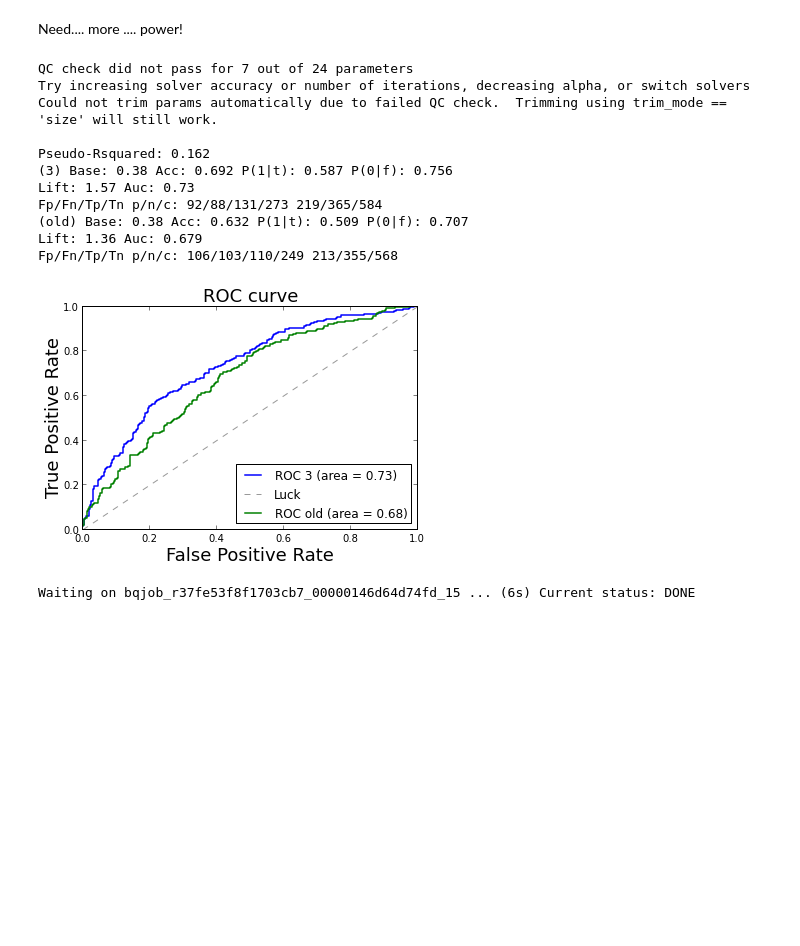
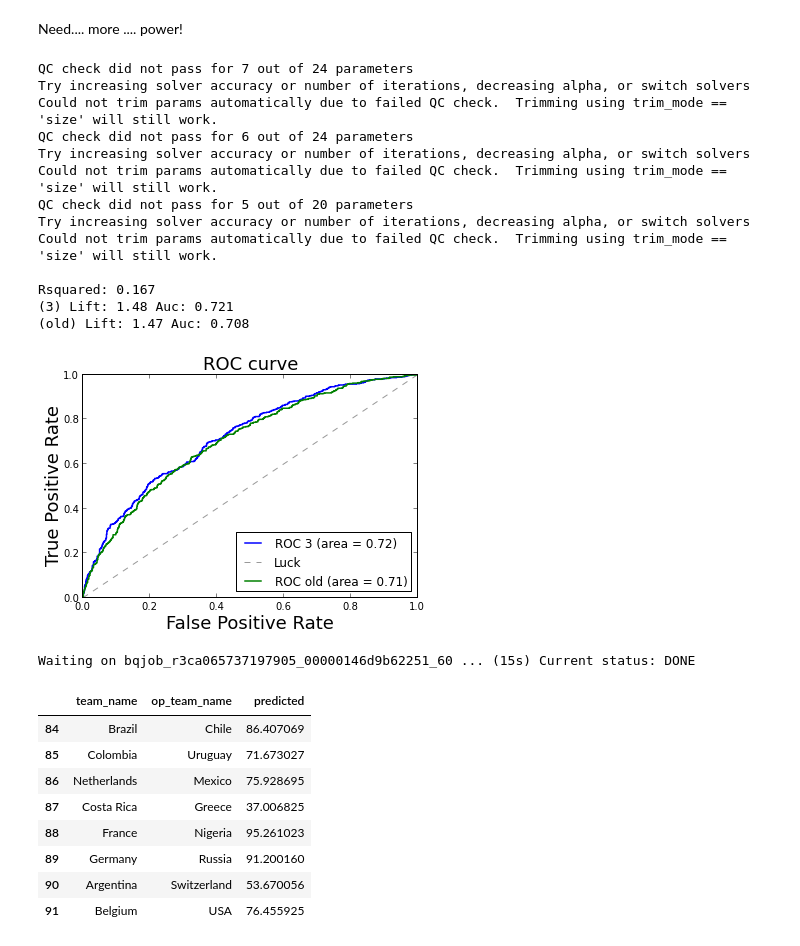
Before and after one commit to fhoffa/io, a Jupyter notebook: regression/wc-demo.ipynb, the cells around one changed output. Saved outputs shown, nothing was run; the diff lists cells and outputs as text; code cells hidden in the pictures; blank space fills up the shorter version.

```diff
--- a/regression/wc-demo.ipynb
+++ b/regression/wc-demo.ipynb
@@ -188,7 +177,7 @@ power_cols = [
 power_data = world_cup.addPower(club_data, power_cols)
 (power_model, power_test) = world_cup.trainModel(
     power_data, features.get_non_feature_columns())
-print "\nPseudo-Rsquared: %0.03g" % power_model.prsquared
+print "\nRsquared: %0.03g" % power_model.prsquared
 
 power_results = world_cup.predictModel(power_model, power_test,
     features.get_non_feature_columns())
@@ -206,42 +195,22 @@ pl.show()
 QC check did not pass for 7 out of 24 parameters
 Try increasing solver accuracy or number of iterations, decreasing alpha, or switch solvers
 Could not trim params automatically due to failed QC check.  Trimming using trim_mode == 'size' will still work.
+QC check did not pass for 6 out of 24 parameters
+Try increasing solver accuracy or number of iterations, decreasing alpha, or switch solvers
+Could not trim params automatically due to failed QC check.  Trimming using trim_mode == 'size' will still work.
+QC check did not pass for 5 out of 20 parameters
+Try increasing solver accuracy or number of iterations, decreasing alpha, or switch solvers
+Could not trim params automatically due to failed QC check.  Trimming using trim_mode == 'size' will still work.
 
-Pseudo-Rsquared: 0.162
-(3) Base: 0.38 Acc: 0.692 P(1|t): 0.587 P(0|f): 0.756
-Lift: 1.57 Auc: 0.73
-Fp/Fn/Tp/Tn p/n/c: 92/88/131/273 219/365/584
-(old) Base: 0.38 Acc: 0.632 P(1|t): 0.509 P(0|f): 0.707
-Lift: 1.36 Auc: 0.679
-Fp/Fn/Tp/Tn p/n/c: 106/103/110/249 213/355/568
+Rsquared: 0.167
+(3) Lift: 1.48 Auc: 0.721
+(old) Lift: 1.47 Auc: 0.708
-[figure, old version]
+[figure, new version]
-# %%
-reload(features)
-pd.set_option('display.max_columns', None)
-pd.set_option('display.max_rows', None)
-wc_data = features.get_wc_features()
-wc_predict_data = world_cup.prepareData(wc_data)
-wc_predict_data['is_home'] = 0.5
-old_wc_results = world_cup.predictModel(model, wc_predict_data,
-    features.get_non_feature_columns())
-#print zip(old_wc_results['timestamp'], old_wc_results['predicted'], wc_predict_data['team_name'],
-#          wc_predict_data['op_team_name'])
-# old_wc_y = [yval == 3 for yval in wc_predict_data['points']]
-#world_cup.validate(3, old_wc_y, old_wc_results['predicted'], baseline,
-#                    compute_auc=True)
-# print zip(old_wc_results['timestamp'], old_wc_y, old_wc_results['predicted'], wc_predict_data['team_name'],
-#         wc_predict_data['op_team_name'])
-# pl.plot([0, 1], [0, 1], '--', color=(0.6, 0.6, 0.6), label='Luck')
-# Add the old model to the graph
-# world_cup.validate('old', y, results['predicted'], baseline,
-#                   compute_auc=True)
-# print wc_data['competitionid'].unique()
-# game_summary = gbq.read_gbq(features.team_game_op_summary)
-#wc_game_summary = game_summary[game_summary['competitionid'] == 4]
-
-# wc_game_summary
-# %% [output]
-Waiting on bqjob_r37fe53f8f1703cb7_00000146d64d74fd_15 ... (6s) Current status: DONE
+# %%
+reload(features)
+wc_data = world_cup.prepareData(features.get_wc_features())
+# %% [output]
+Waiting on bqjob_r3ca065737197905_00000146d9b62251_60 ... (15s) Current status: DONE
 # %%
 reload(world_cup)
 # Tweak the world cup data to update values like home field advantage.
@@ -250,33 +219,42 @@ wc_power = pd.read_csv('wc_power.csv')
 # Scale power rankings to the range [0,1]
 wc_power['power_ranking'] = wc_power['power_ranking'].sub(
     wc_power['power_ranking'].min())
 wc_power['power_ranking'] = wc_power['power_ranking'].div(
     wc_power['power_ranking'].max())
 
 overrides = {}
 home_override = {}
 for ii in xrange(len(wc_power)):
     row = wc_power.iloc[ii]
     overrides[row['teamid']] = (row['power_ranking'],
                                 row['is_home'])
 
 wc_power_data = wc_data.copy()
 power_col = pd.Series(np.zeros(len(wc_power_data)), wc_data.index)
 home_col = wc_data['is_home']
 for ii in xrange(len(wc_power_data)):
     team = wc_power_data.iloc[ii]['teamid']
     if team in overrides:
         (new_power, new_home) = overrides[team]
         power_col.iloc[ii] = new_power
         home_col.iloc[ii] = new_home
     else:
         # If we don't know, assume middling.
         power_col.iloc[ii] = 0.5
         home_col.iloc[ii] = 0.5
 wc_power_data['power_wins'] = power_col
 wc_results = world_cup.predictModel(power_model, wc_power_data,
     features.get_non_feature_columns())
 
-print world_cup.extractPredictions(wc_power_data, wc_results['predicted'])[-8:]
-
-# print zip(wc_results['timestamp'], wc_results['team_name'], wc_results['op_team_name'], wc_results['predicted'])
+world_cup.extractPredictions(wc_power_data,
+                             wc_results['predicted'])[-8:]
+# %% [output]
+|  | team_name | op_team_name | predicted |
+| 84 | Brazil | Chile | 86.407069 |
+| 85 | Colombia | Uruguay | 71.673027 |
+| 86 | Netherlands | Mexico | 75.928695 |
+| 87 | Costa Rica | Greece | 37.006825 |
+| 88 | France | Nigeria | 95.261023 |
+| 89 | Germany | Russia | 91.200160 |
+| 90 | Argentina | Switzerland | 53.670056 |
+| 91 | Belgium | USA | 76.455925 |
```
Also changed, not shown: parts of 10 cells of this notebook, 4 other files.
